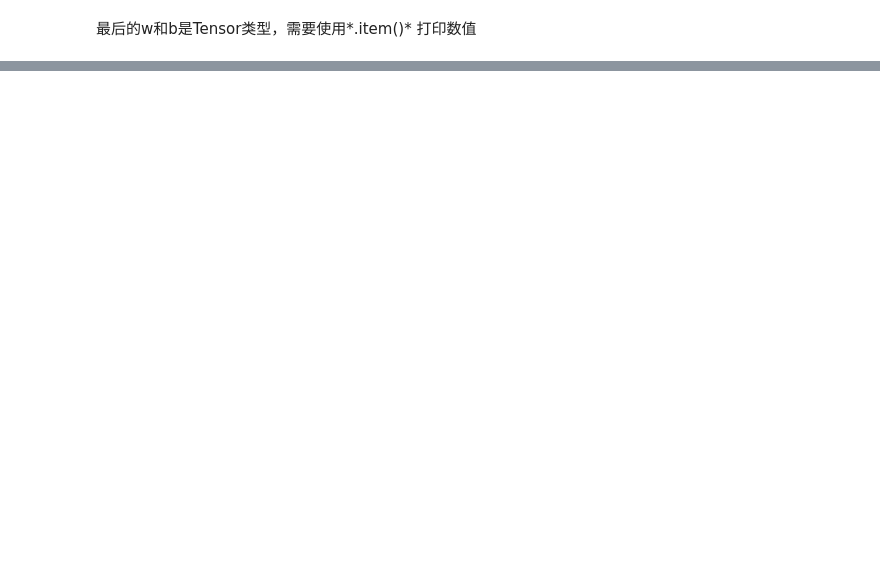
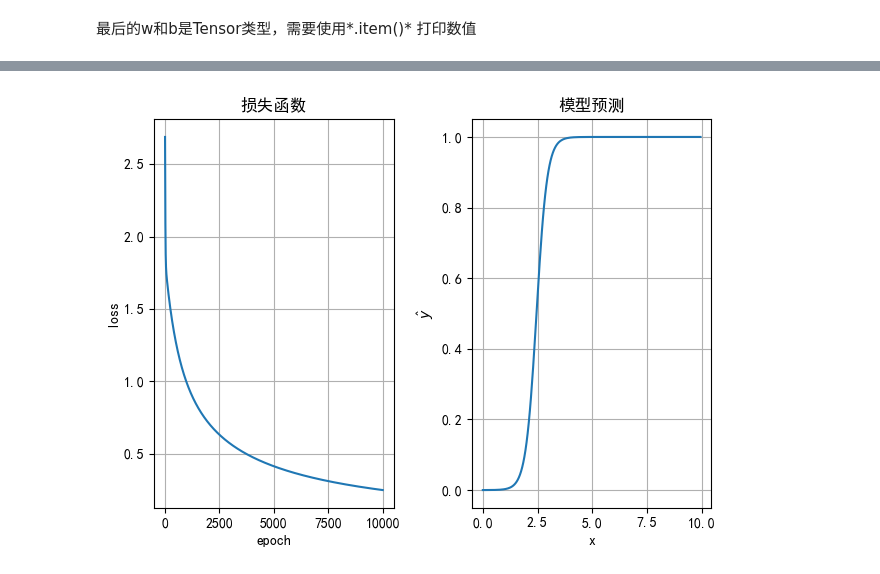
Before and after one commit to SiyueQ/-, a Jupyter notebook: Pytorch深度学习入门.ipynb, the cells around one changed output, grey strips where cells are left out. Cells and saved outputs as stored; diff of their text form; code cells hidden in the pictures; blank space fills up the shorter version.

```diff
--- a/Pytorch深度学习入门.ipynb
+++ b/Pytorch深度学习入门.ipynb
@@ -409,0 +429,82 @@ b=  6.499146820715396e-08
+# %%
+import torch
+import matplotlib.pylab as plt
+
+#准备数据集
+#-------------------------------------------------------------------------------------------
+x_data = torch.tensor([[1.0], [2.0], [3.0]])
+y_data = torch.tensor([[0.0], [0.0], [1.0]])
+
+
+#构建模型
+#-------------------------------------------------------------------------------------------
+class LogisticRegressionModel(torch.nn.Module):
+    #调用父类方法
+    def __init__(self):
+        super().__init__()
+        #Linear本身也是一个Module的子类。可以实例化对象
+        self.linear = torch.nn.Linear(1, 1)
+
+    # 重载父类forward()函数
+    def forward(self, x):
+        #由子类实例化出的对象可以使用()重载
+        y_pred = torch.sigmoid(self.linear(x))
+        return y_pred
+model = LogisticRegressionModel()
+
+
+#设置损失函数和优化器
+#-------------------------------------------------------------------------------------------
+criterion = torch.nn.BCELoss(reduction='sum')
+# 来自optim模块,SGD是一个优化器类,第一个参数传递需要求梯度的参数,第二个是步长
+optimizer = torch.optim.SGD(model.parameters(), lr=0.01)
+
+
+#循环优化
+#-------------------------------------------------------------------------------------------
+loss_list = []
+epoch_list = []
+for epoch in range(10000):
+    y_pred = model.forward(x_data)
+    loss = criterion(y_pred, y_data)
+    loss_list.append(loss.item())
+    epoch_list.append(epoch)
+    # 使用optimizer会收集参数
+    optimizer.zero_grad()
+    loss.backward()
+    # 自动根据梯度更新权重
+    optimizer.step()
+
+
+#-------------------------------------------------------------------------------------------
+plt.rcParams['font.family'] = 'SimHei'
+plt.rcParams['font.size'] = 10
+plt.rcParams['axes.unicode_minus'] = False
+
+print('w= ', model.linear.weight.item())
+print('b= ', model.linear.bias.item())
+print("x = 4.0时的预测为: ", model.forward(torch.Tensor([4.0])).item())
+plt.subplot(1, 2, 1)
+plt.plot(epoch_list, loss_list)
+plt.ylabel('loss')
+plt.xlabel('epoch')
+plt.grid()
+plt.title("损失函数")
+
+x = np.arange(0, 10, 0.05)
+# 利用view将矩阵变成200行一列
+x_t = torch.Tensor(x).view((200, 1))
+y_t = model(x_t)
+# view(-1)表示线性化, 即将矩阵变成1行
+y = y_t.data.view(-1).numpy()
+
+plt.subplot(1, 2, 2)
+plt.plot(x, y)
+plt.ylabel(r'$\hat{y}$')
+plt.xlabel('x')
+plt.grid()
+plt.title("模型预测")
+
+plt.tight_layout()
+plt.show()
+# %% [output]
@@ -409,0 +524 @@ b=  6.499146820715396e-08
+[figure, added]
```
Also changed, not shown: parts of 16 cells of this notebook, 8 other files.
